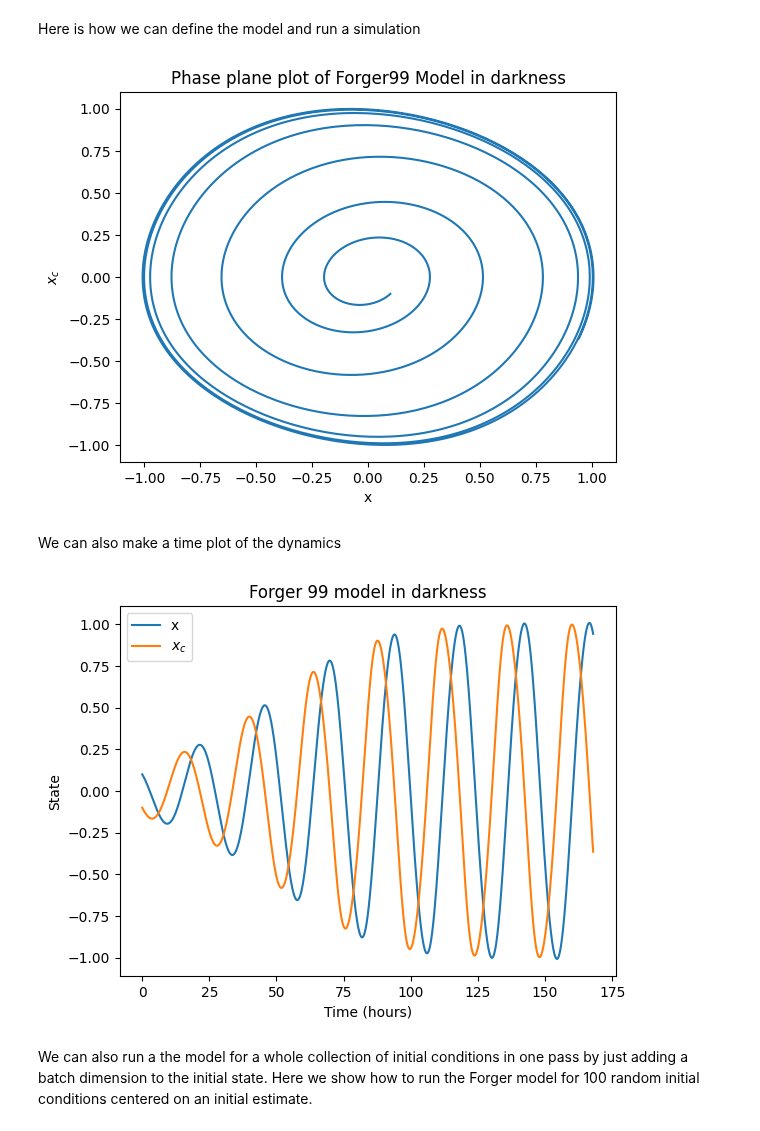
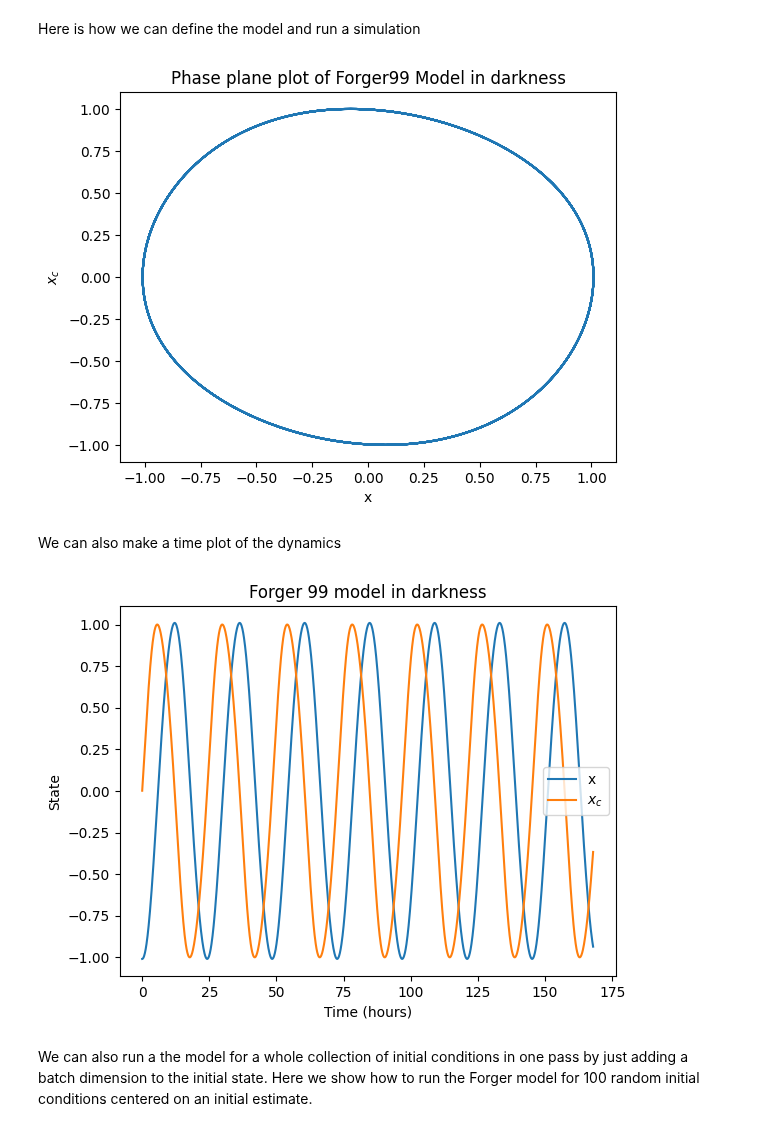
Before and after one commit to Arcascope/circadian, a Jupyter notebook: nbs/00_models.ipynb, the cells around one changed output. Cells and saved outputs as stored; diff of their text form; code cells hidden in the pictures.

Commit message:
DynamicalTrajectory, CircadianModel, and Forger99 refactoring, unit tests, and function documentation

```diff
--- a/nbs/00_models.ipynb
+++ b/nbs/00_models.ipynb
@@ -281,3 +271,14 @@ def get_batch(self, batch_idx: int) -> 'DynamicalTrajectory':
+# %%
+#| export
+#| hide
+@patch_to(DynamicalTrajectory)
+# String method
+def __str__(self) -> str:
+    time_str = np.array2string(self.time, precision=2, separator=", ", threshold=20)
+    states_str = np.array2string(self.states, precision=2, separator=", ", threshold=20)
+    output = f"Time:\n{time_str}\n"
+    output += f"States:\n{states_str}"
+    return output
 # %%
 #| export
 #| hide
@@ -459,0 +680,21 @@ def benchmark(func):
+# %%
+#| export
+#| hide
+class Forger99(CircadianModel):
+    def __init__(self, params=None):
+        default_params = {
+            'taux': 24.2, 'mu': 0.23, 'G': 33.75,
+            'alpha_0': 0.05, 'delta': 0.0075, 'p': 0.50,
+            'I0': 9500.0, 'kparam': 0.55,
+            }
+        num_states = 3
+        default_initial_conditions = np.array([-1.00982605,  0.00125715,  0.0])
+        super(Forger99, self).__init__(default_params, num_states, default_initial_conditions)
+        if params is not None:
+            self.set_parameters(params)
+
+    def __repr__(self) -> str:
+        return self.__str__()
+
+    def __str__(self) -> str:
+        return "Forger99"
@@ -865,30 +887,30 @@ Here is how we can define the model and run a simulation
 # %%
 ts = np.arange(0, 24*7, 0.1)
 light_values = np.zeros_like(ts) # simulate in darkness
-fmodel = Forger99Model()
+fmodel = Forger99()
 
-trajectory = fmodel(ts, light_values, state=np.array([0.10,-0.10,0.0]))
+trajectory = fmodel(ts, light_values)
 
-plt.plot(trajectory.states[0,:], trajectory.states[1,:])
+plt.plot(trajectory.states[:,0], trajectory.states[:,1])
 plt.title("Phase plane plot of Forger99 Model in darkness")
 plt.xlabel("x")
 plt.ylabel("$x_c$");
 # %% [output]
-[figure, old version]
+[figure, new version]
 # %% [markdown]
 We can also make a time plot of the dynamics
 # %%
 # Integrate observer for the Forger 99 model
 
-plt.plot(trajectory.ts, trajectory.states[0,:], label="x")
-plt.plot(trajectory.ts, trajectory.states[1,:], label="$x_c$")
+plt.plot(trajectory.time, trajectory.states[:,0], label="x")
+plt.plot(trajectory.time, trajectory.states[:,1], label="$x_c$")
 plt.xlabel("Time (hours)")
 plt.ylabel("State")
 plt.title("Forger 99 model in darkness")
 plt.legend()
 plt.show();
 # %% [output]
-[figure, old version]
+[figure, new version]
 # %% [markdown]
 We can also run a the model for a whole collection of initial conditions in one pass by just adding a batch dimension to the initial state.
 Here we show how to run the Forger model for 100 random initial conditions centered on an initial estimate.
```
Also changed, not shown: parts of 74 cells of this notebook.
